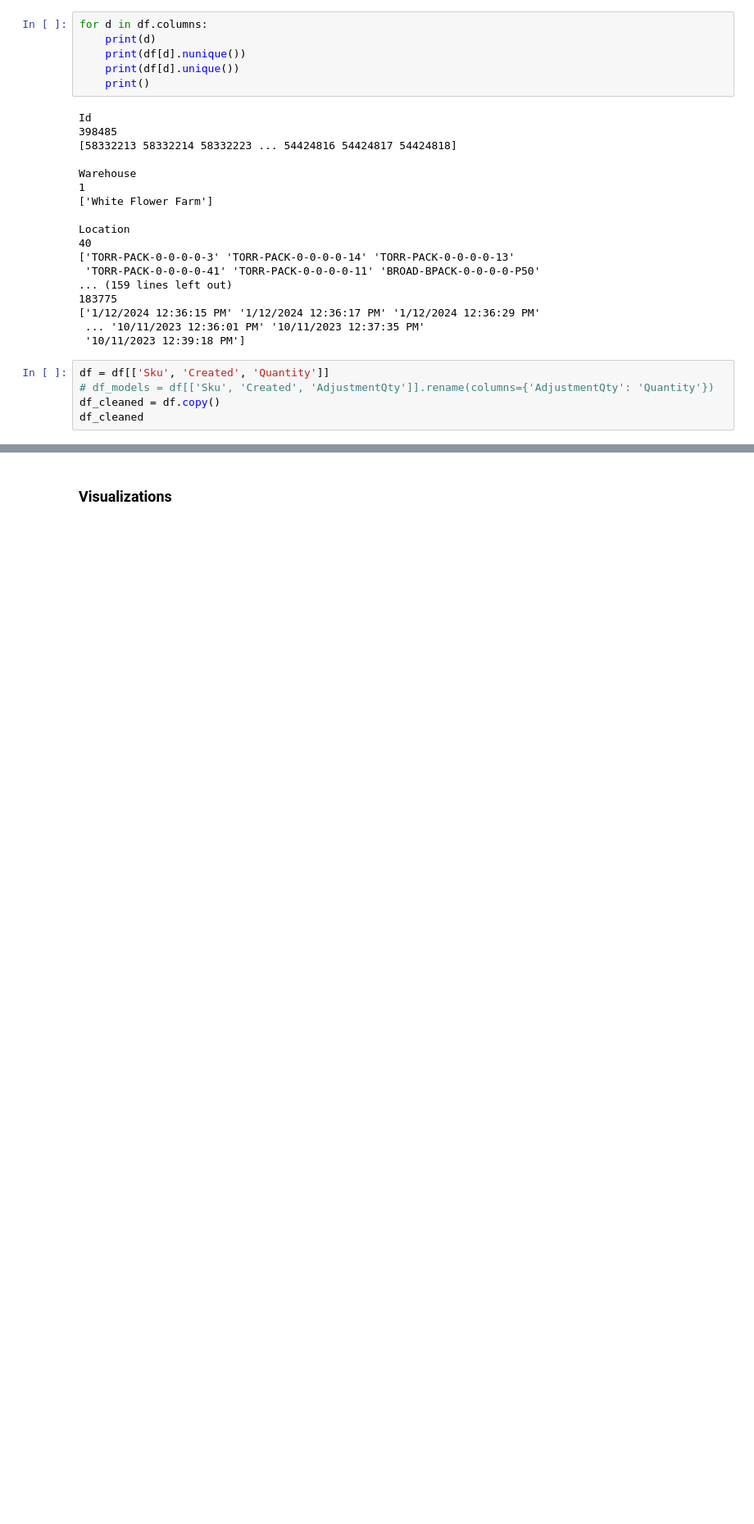
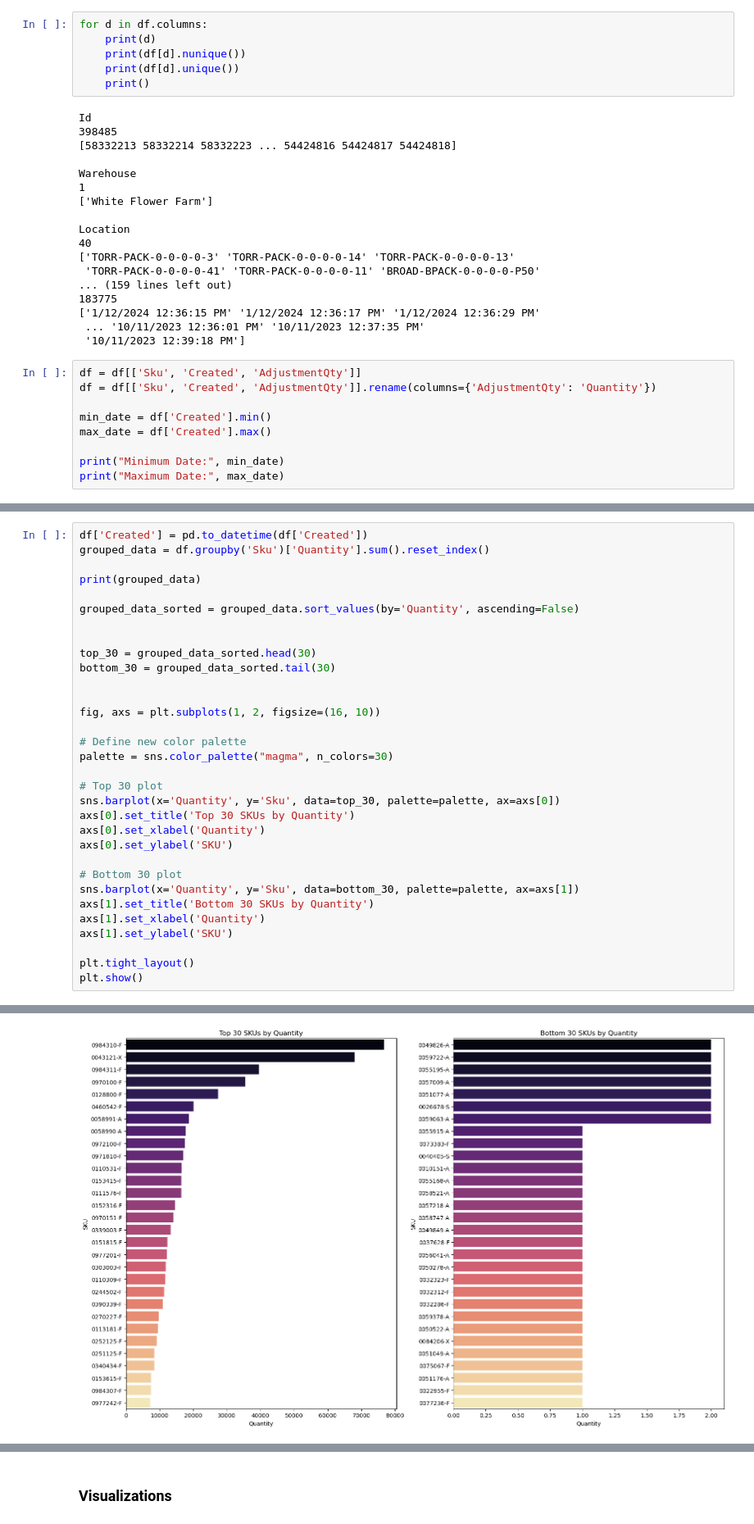
Before and after one commit to hitomi1104/Inventory-Demand-Forecasting, a Jupyter notebook: WFF/EDA&Models.ipynb, the cells around one changed output, grey strips where cells are left out. Shown: that part at 82% size. Drawn from its saved outputs; the diff is of its cells as text; blank space fills up the shorter version.

```diff
--- a/WFF/EDA&Models.ipynb
+++ b/WFF/EDA&Models.ipynb
@@ -109,8 +109,12 @@ Location
  ... '10/11/2023 12:36:01 PM' '10/11/2023 12:37:35 PM'
  '10/11/2023 12:39:18 PM']
 # %%
-df = df[['Sku', 'Created', 'Quantity']]
-# df_models = df[['Sku', 'Created', 'AdjustmentQty']].rename(columns={'AdjustmentQty': 'Quantity'})
-df_cleaned = df.copy()
-df_cleaned
+df = df[['Sku', 'Created', 'AdjustmentQty']]
+df = df[['Sku', 'Created', 'AdjustmentQty']].rename(columns={'AdjustmentQty': 'Quantity'})
+
+min_date = df['Created'].min()
+max_date = df['Created'].max()
+
+print("Minimum Date:", min_date)
+print("Maximum Date:", max_date)
 # %% [output]
@@ -172,3 +152,36 @@ Sku
 0051049-A        1
 0051176-A        1
 Name: count, Length: 3217, dtype: int64
+# %%
+df['Created'] = pd.to_datetime(df['Created'])
+grouped_data = df.groupby('Sku')['Quantity'].sum().reset_index()
+
+print(grouped_data)
+
+grouped_data_sorted = grouped_data.sort_values(by='Quantity', ascending=False)
+
+
+top_30 = grouped_data_sorted.head(30)
+bottom_30 = grouped_data_sorted.tail(30)
+
+
+fig, axs = plt.subplots(1, 2, figsize=(16, 10))
+
+# Define new color palette
+palette = sns.color_palette("magma", n_colors=30)
+
+# Top 30 plot
+sns.barplot(x='Quantity', y='Sku', data=top_30, palette=palette, ax=axs[0])
+axs[0].set_title('Top 30 SKUs by Quantity')
+axs[0].set_xlabel('Quantity')
+axs[0].set_ylabel('SKU')
+
+# Bottom 30 plot
+sns.barplot(x='Quantity', y='Sku', data=bottom_30, palette=palette, ax=axs[1])
+axs[1].set_title('Bottom 30 SKUs by Quantity')
+axs[1].set_xlabel('Quantity')
+axs[1].set_ylabel('SKU')
+
+plt.tight_layout()
+plt.show()
+# %% [output]
@@ -174,0 +202 @@ Name: count, Length: 3217, dtype: int64
+[figure, added]
```
Also changed, not shown: parts of 14 cells of this notebook.
